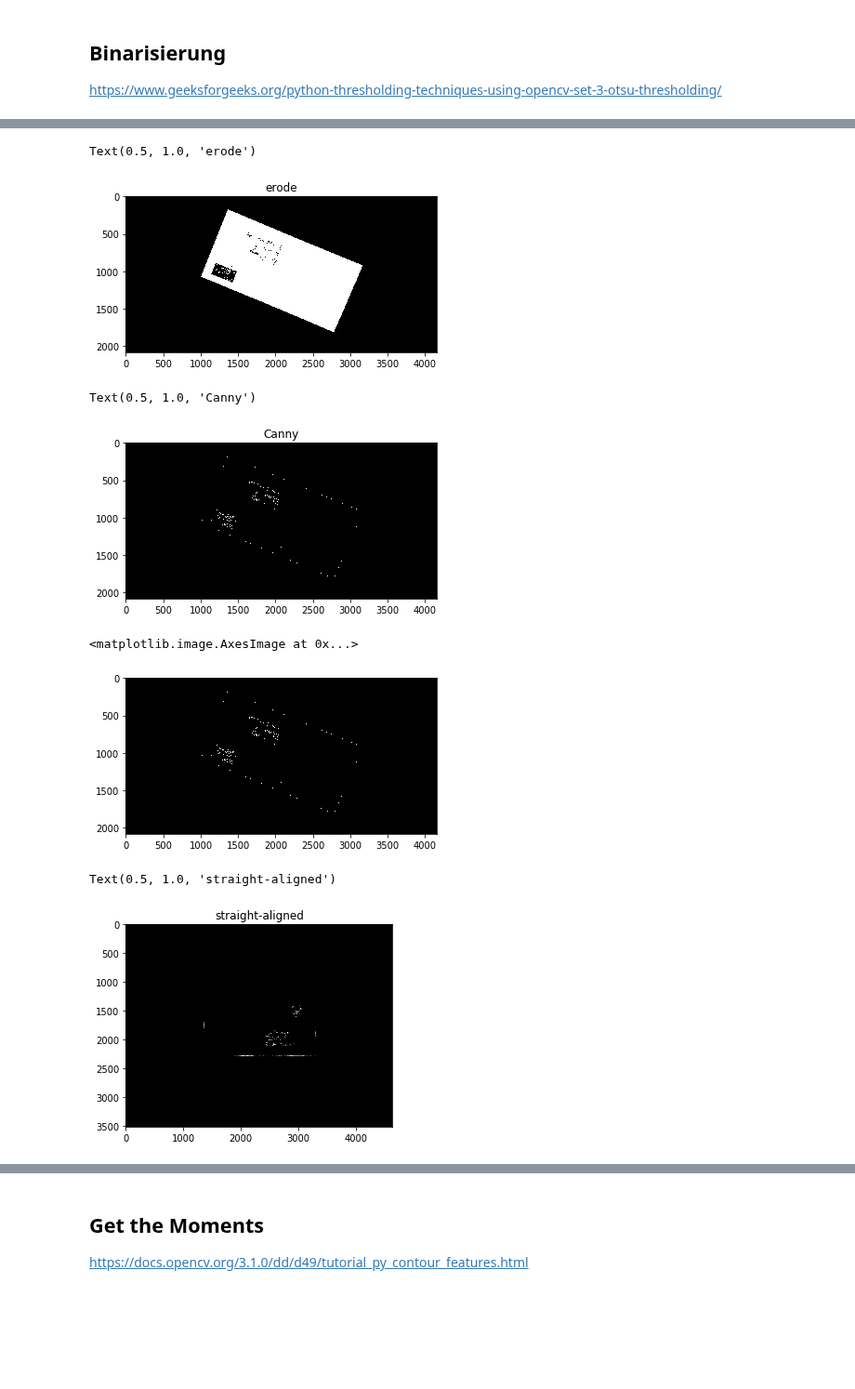
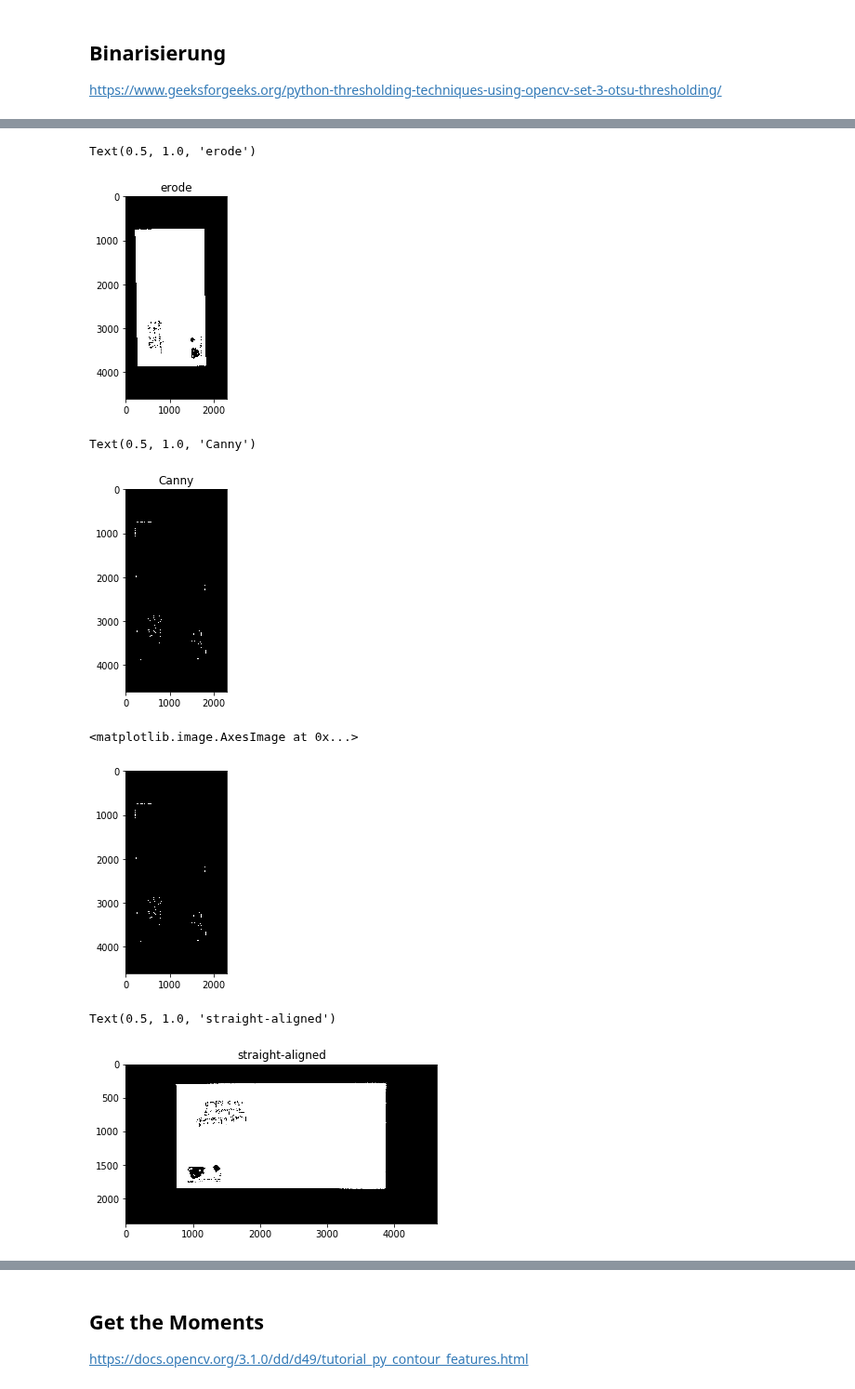
Before and after one commit to SimonStiegler/CRV_Postleitzahlerkennung, a Jupyter notebook: Programm.ipynb, the cells around one changed output, grey strips where cells are left out. Shown at 93% size. Drawn from its saved outputs; the diff is of its cells as text; code cells hidden in the pictures; blank space fills up the shorter version.

Commit message:
added new letter images

```diff
--- a/Programm.ipynb
+++ b/Programm.ipynb
@@ -22,7 +22,7 @@ from mlxtend.data import loadlocal_mnist
 # %% [markdown]
 ## Parameters
 # %%
-imagePath = "./Briefe/Brief_rotated150.jpg"
+imagePath = "./Briefe/mo_1.jpg"
 # Kernel
 blurring = 0
 dilateErode = 1
@@ -89,7 +89,7 @@ plt.imshow(dilate, cmap="gray")
 plt.title("erode")
 # %% [output]
 Text(0.5, 1.0, 'erode')
-[figure, old version]
+[figure, new version]
 # %%
 canny = cv2.Canny(dilate,0,30)
 height,width = canny.shape
@@ -97,7 +97,7 @@ plt.imshow(canny, cmap="gray")
 plt.title("Canny")
 # %% [output]
 Text(0.5, 1.0, 'Canny')
-[figure, old version]
+[figure, new version]
 # %%
 def align_straight(cannyImg):
         img,contours,hierachies = cv2.findContours(cannyImg,cv2.RETR_TREE,cv2.CHAIN_APPROX_NONE)
@@ -136,14 +136,14 @@ def align_straight(cannyImg):
 plt.imshow(canny,cmap="gray")
 # %% [output]
 <matplotlib.image.AxesImage at 0x...>
-[figure, old version]
+[figure, new version]
 # %%
-[aligned_image,letterAngle] = align_straight(canny)
+[aligned_image,letterAngle] = align_straight(dilate)
 plt.imshow(aligned_image,cmap="gray")
 plt.title("straight-aligned")
 # %% [output]
 Text(0.5, 1.0, 'straight-aligned')
-[figure, old version]
+[figure, new version]
 # %%
 img,contours,hierachy = cv2.findContours(aligned_image,cv2.RETR_TREE,cv2.CHAIN_APPROX_NONE)
 # Hierarchie [Previous, Next, Child, Parent]
```
Also changed, not shown: parts of 32 cells of this notebook, 5 other files.
